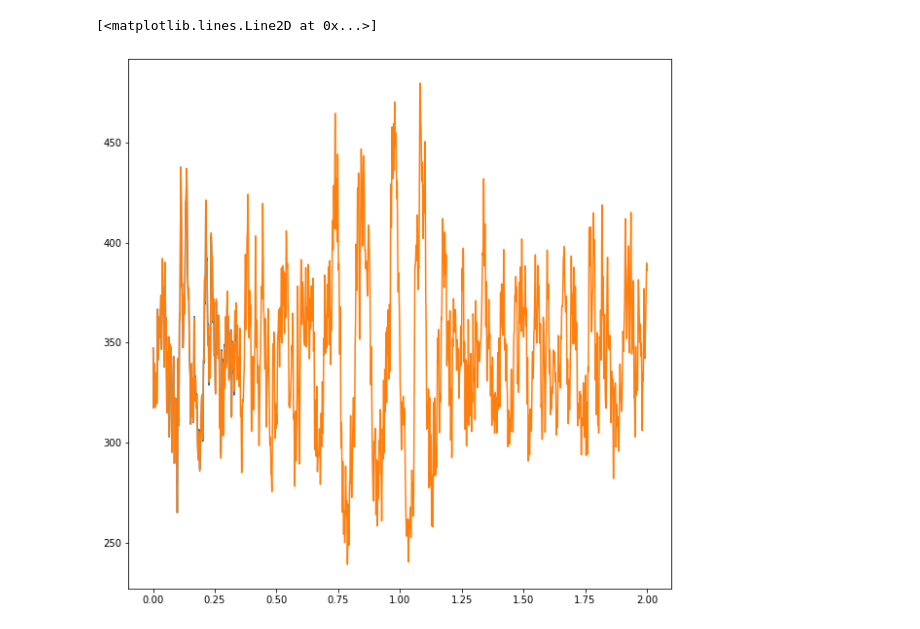
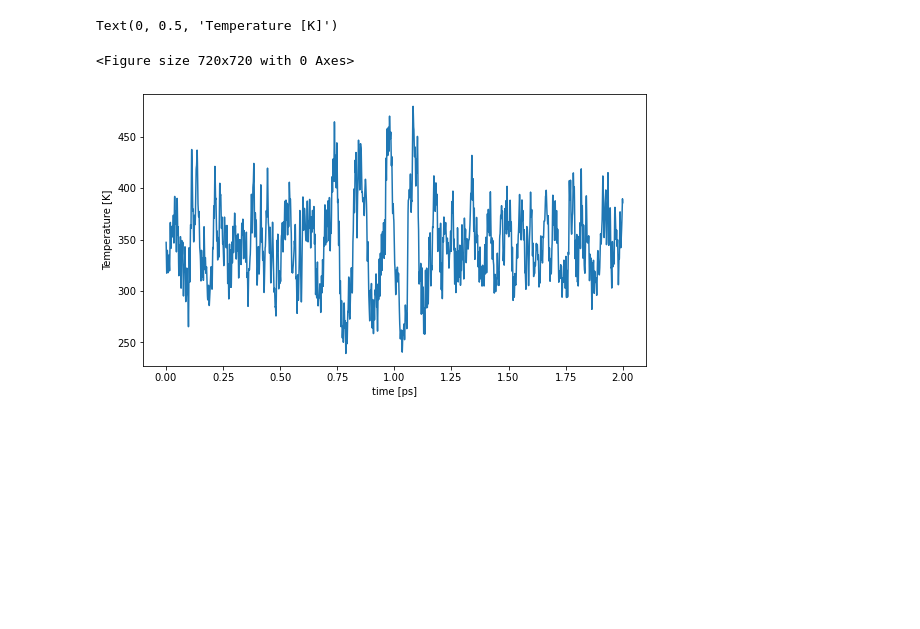
Before and after one commit to eliasel/TIF320, a Jupyter notebook: HW3/Plot_TvT.ipynb, the cells around one changed output. Drawn from its saved outputs; the diff is of its cells as text; code cells hidden in the pictures; blank space fills up the shorter version.

```diff
--- a/HW3/Plot_TvT.ipynb
+++ b/HW3/Plot_TvT.ipynb
@@ -1,29 +1,33 @@
 # %%
 import matplotlib.pyplot as plt
 import numpy as np
 import pandas as pd
 
 #reading logfile from course GIT
 df = pd.read_csv('./Na-aimd/cluster24.log','\s+',header=0)
 #print(df['T[K]'])
 
 # Plotting Temperature V Time
 fig = plt.figure(figsize=(10,10))
 
 #plt.plot(df['Time[ps]'],df['T[K]'])
 
 #Plotting thi first failed run
 #df = pd.read_csv('./MDoutfirst.log','\s+',header=0)
 # Plotting Temperature V Time
 #plt.plot(df['Time[ps]'],df['T[K]'])
 
 #reading logfile from course GIT
 df = pd.read_csv('./MDout.log','\s+',header=0)
 
 # Plotting Temperature V Time
-plt.plot(df['Time[ps]'],df['T[K]'])
-
+fig = plt.figure(figsize = (9,5))
+ax = fig.add_subplot()
+ax.plot(df['Time[ps]'],df['T[K]'])
+ax.set_xlabel('time [ps]')
+ax.set_ylabel('Temperature [K]')
 # THe system is probably equilibrated at around  1,5 ps
 # %% [output]
-[<matplotlib.lines.Line2D at 0x...>]
+Text(0, 0.5, 'Temperature [K]')
+<Figure size 720x720 with 0 Axes>
-[figure, old version]
+[figure, new version]
```
Also changed, not shown: 2 other files.
